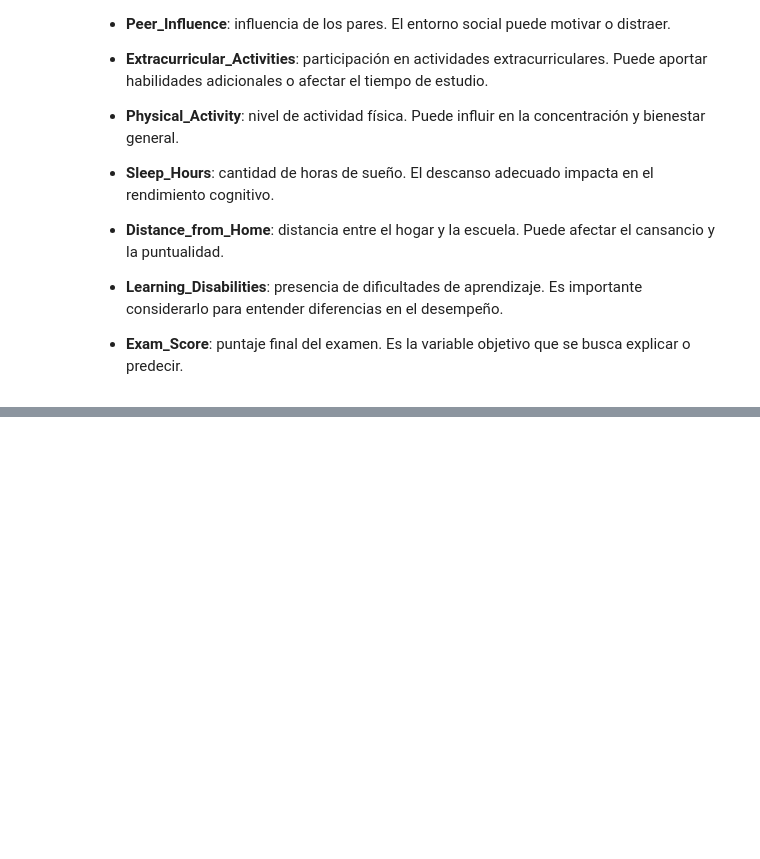
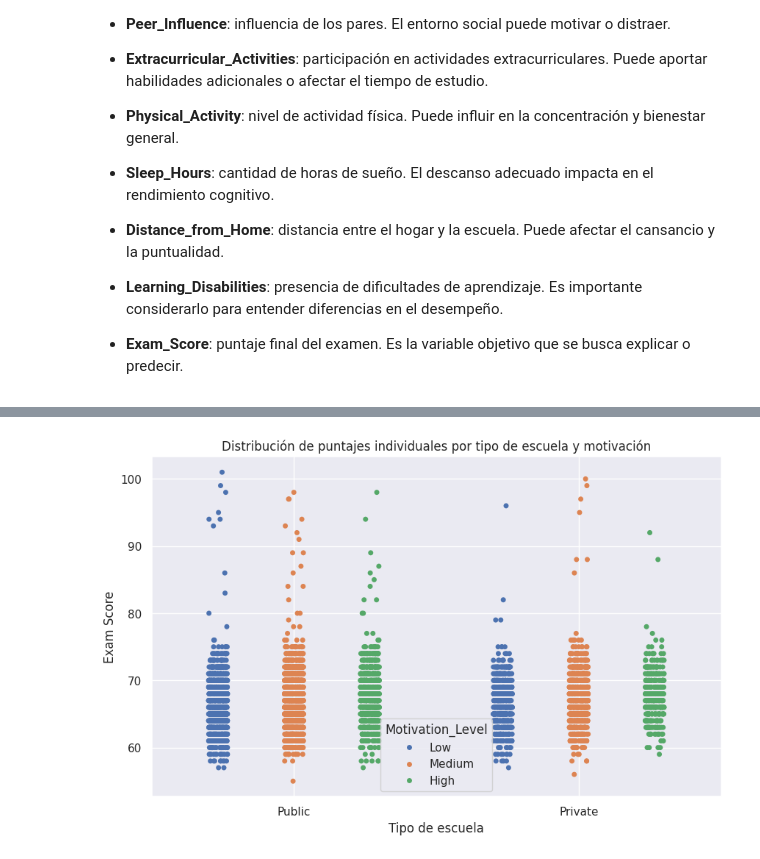
Before and after one commit to aby0202/Data-Science---Coder, a Jupyter notebook: DatasetsYañezAgustina.ipynb, the cells around one changed output, grey strips where cells are left out. Cells and saved outputs as stored; diff of their text form; code cells hidden in the pictures; blank space fills up the shorter version.

```diff
--- a/DatasetsYañezAgustina.ipynb
+++ b/DatasetsYañezAgustina.ipynb
@@ -78,0 +110,8 @@ memory usage: 1.0+ MB
+# %%
+#Completo los datos nulos de la variable a usar de Distance_from_Home usando la moda. Como Parental_Education_Level y Teacher_Quality no son las principales variables a usar, no las corrijo
+DataSet["Distance_from_Home"] = DataSet["Distance_from_Home"].fillna(
+    DataSet["Distance_from_Home"].mode()[0]
+)
+
+#verifico
+DataSet.isnull().sum()
@@ -78,0 +182,12 @@ memory usage: 1.0+ MB
+# %%
+#Gráfico Strip Plot con Seaborn
+
+plt.figure(figsize=(10,6))
+sns.stripplot(data=DataSet, x="School_Type", y="Exam_Score", hue="Motivation_Level", jitter=True, dodge=True)
+plt.title("Distribución de puntajes individuales por tipo de escuela y motivación")
+plt.ylabel("Exam Score")
+plt.xlabel("Tipo de escuela")
+plt.grid(True)
+plt.show()
+# %% [output]
+[figure, added]
```
Also changed, not shown: parts of 18 cells of this notebook.
